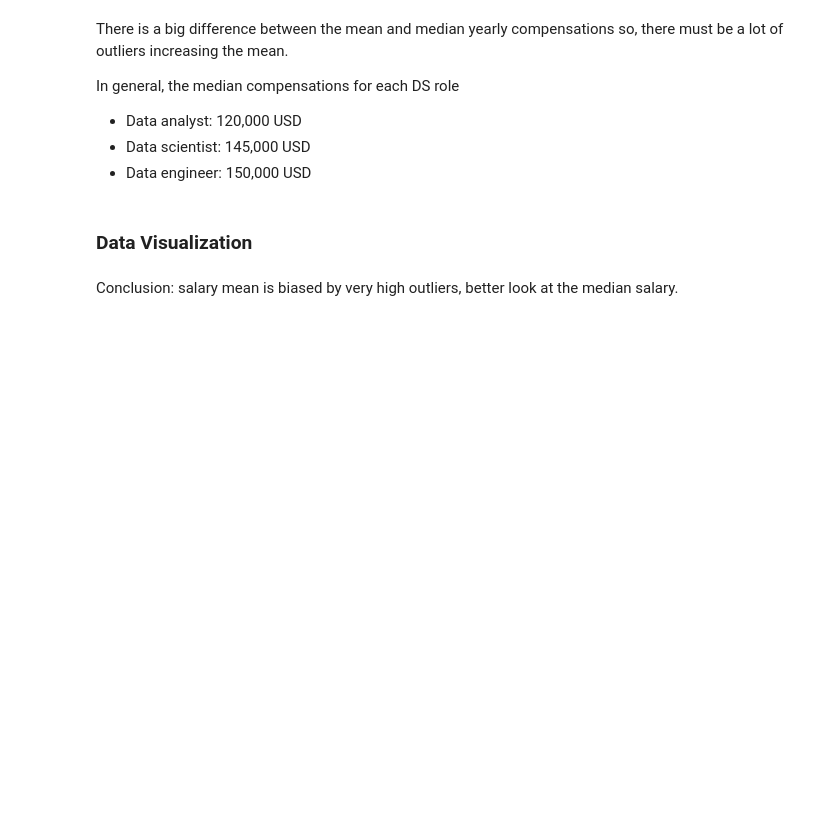
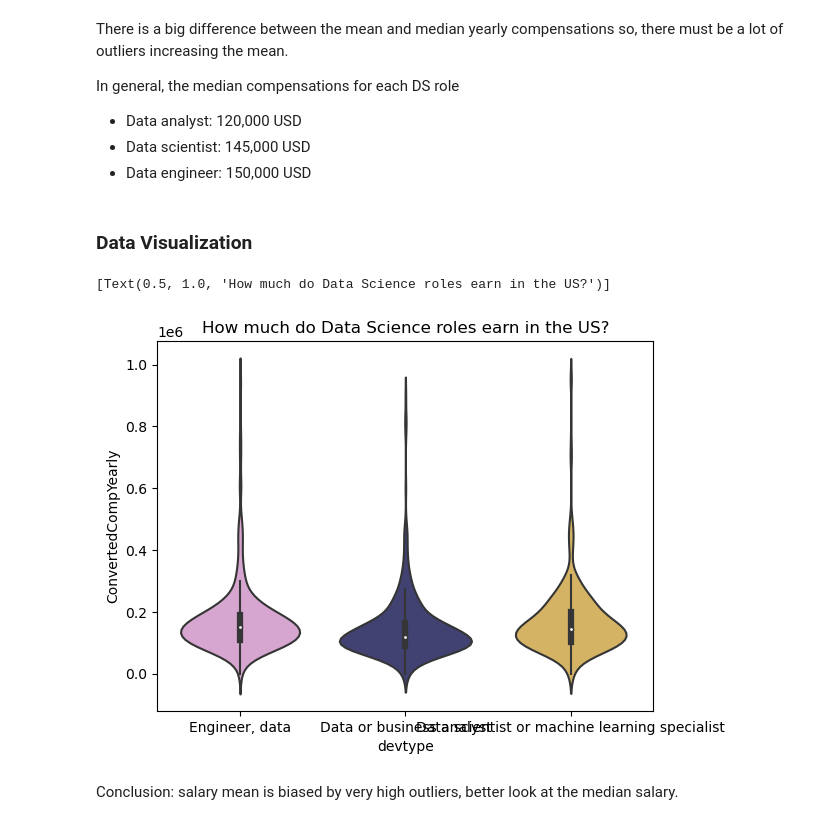
Before and after one commit to thecochenille/stackoverflow_survey2019to2022, a Jupyter notebook: Stackoverflow_survey2022Analysis.ipynb, the cells around one changed output. Drawn from its saved outputs; the diff is of its cells as text; code cells hidden in the pictures; blank space fills up the shorter version.

```diff
--- a/Stackoverflow_survey2022Analysis.ipynb
+++ b/Stackoverflow_survey2022Analysis.ipynb
@@ -378,17 +376,18 @@ In general, the median compensations for each DS role
 # %%
 #setting up my devtype palette for seaborn plots
 
 palette_tab20b = sns.color_palette("tab20b", 20)
 palette = sns.color_palette([palette_tab20b[19],palette_tab20b[0],palette_tab20b[10]])
 palette
 
 
 # making a violin plot to visualize distribution
 sns.violinplot(x='devtype',y='ConvertedCompYearly',
             data=df2022_DS_USA[df2022_DS_USA['ConvertedCompYearly']<=1e6],
             palette=palette).set(title="How much do Data Science roles earn in the US?")
-plt.ticklabel_format(style='plain', axis='y')
-plt.xticks(rotation=45)
+# %% [output]
+[Text(0.5, 1.0, 'How much do Data Science roles earn in the US?')]
+[figure, added]
 # %% [markdown]
 Conclusion: salary mean is biased by very high outliers, better look at the median salary.
 # %% [markdown]
```
Also changed, not shown: parts of 11 cells of this notebook.
